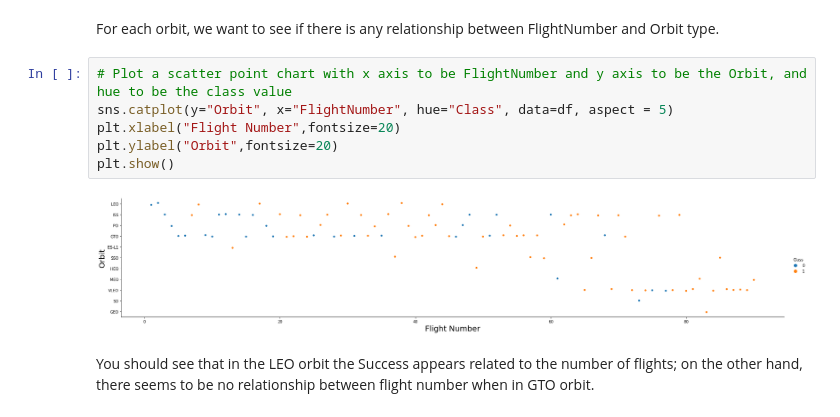
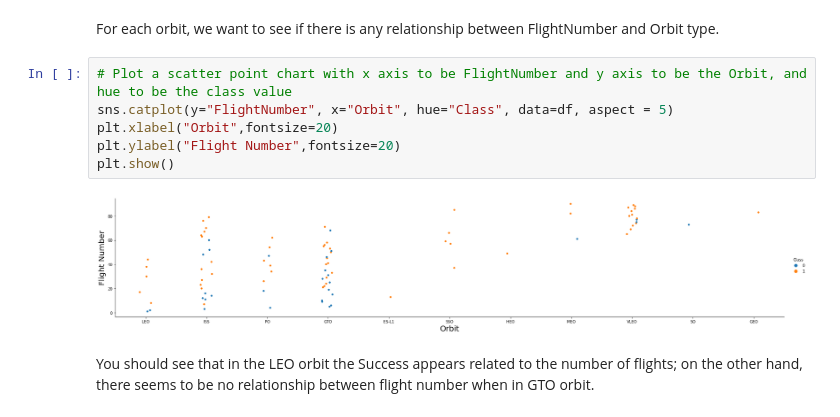
Before and after one commit to muhammadalidarvesh/IBM-Data-Science-Project, a Jupyter notebook: Data Visualisation.ipynb, the cells around one changed output. Cells and saved outputs as stored; diff of their text form.

```diff
--- a/Data Visualisation.ipynb
+++ b/Data Visualisation.ipynb
@@ -130,12 +145,12 @@ Analyze the ploted bar chart try to find which orbits have high sucess rate.
 For each orbit, we want to see if there is any relationship between FlightNumber and Orbit type.
 # %%
 # Plot a scatter point chart with x axis to be FlightNumber and y axis to be the Orbit, and hue to be the class value
-sns.catplot(y="Orbit", x="FlightNumber", hue="Class", data=df, aspect = 5)
-plt.xlabel("Flight Number",fontsize=20)
-plt.ylabel("Orbit",fontsize=20)
+sns.catplot(y="FlightNumber", x="Orbit", hue="Class", data=df, aspect = 5)
+plt.xlabel("Orbit",fontsize=20)
+plt.ylabel("Flight Number",fontsize=20)
 plt.show()
 # %% [output]
-[figure, old version]
+[figure, new version]
 # %% [markdown]
 You should see that in the LEO orbit the Success appears related to the number of flights; on the other hand, there seems to be no relationship between flight number when in GTO orbit.
 # %% [markdown]
```
Also changed, not shown: parts of 5 cells of this notebook.
